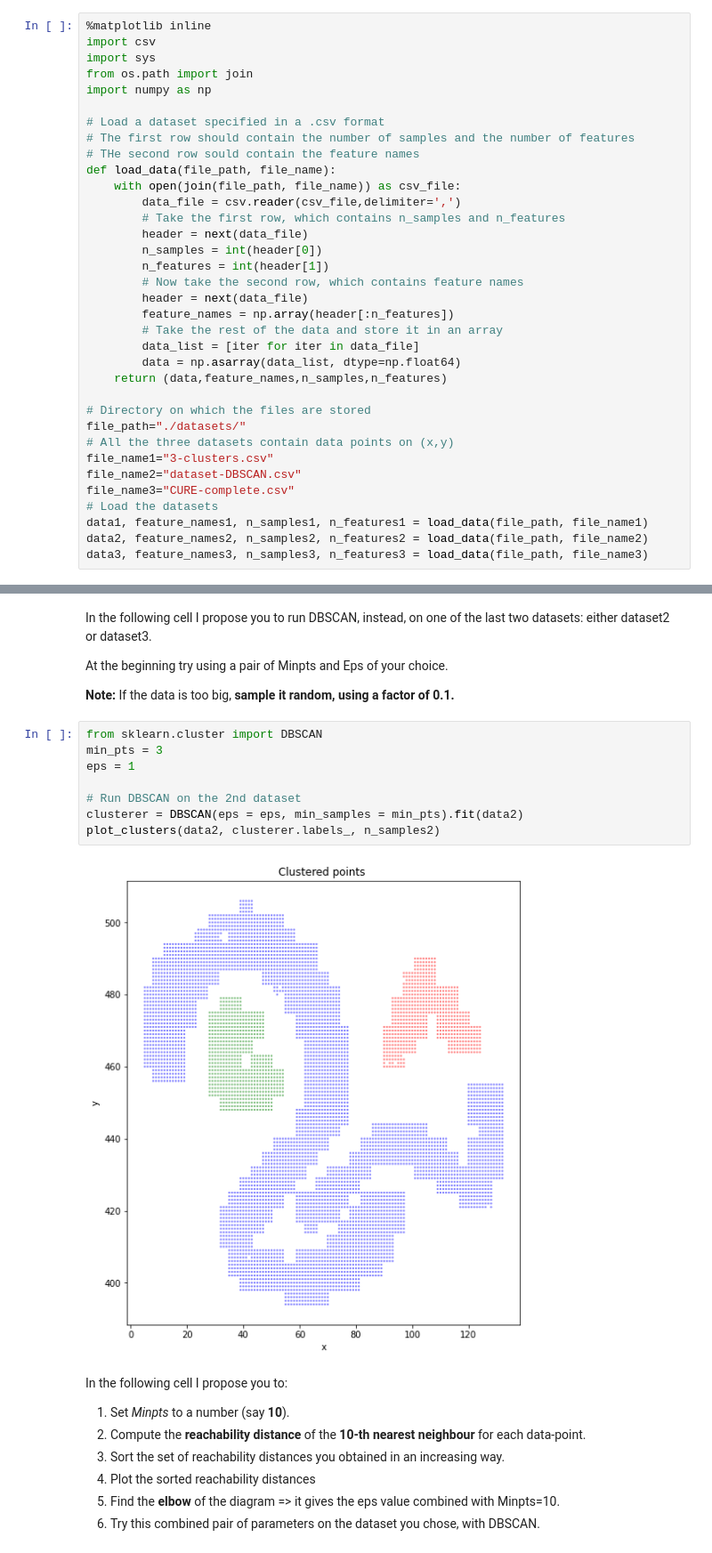
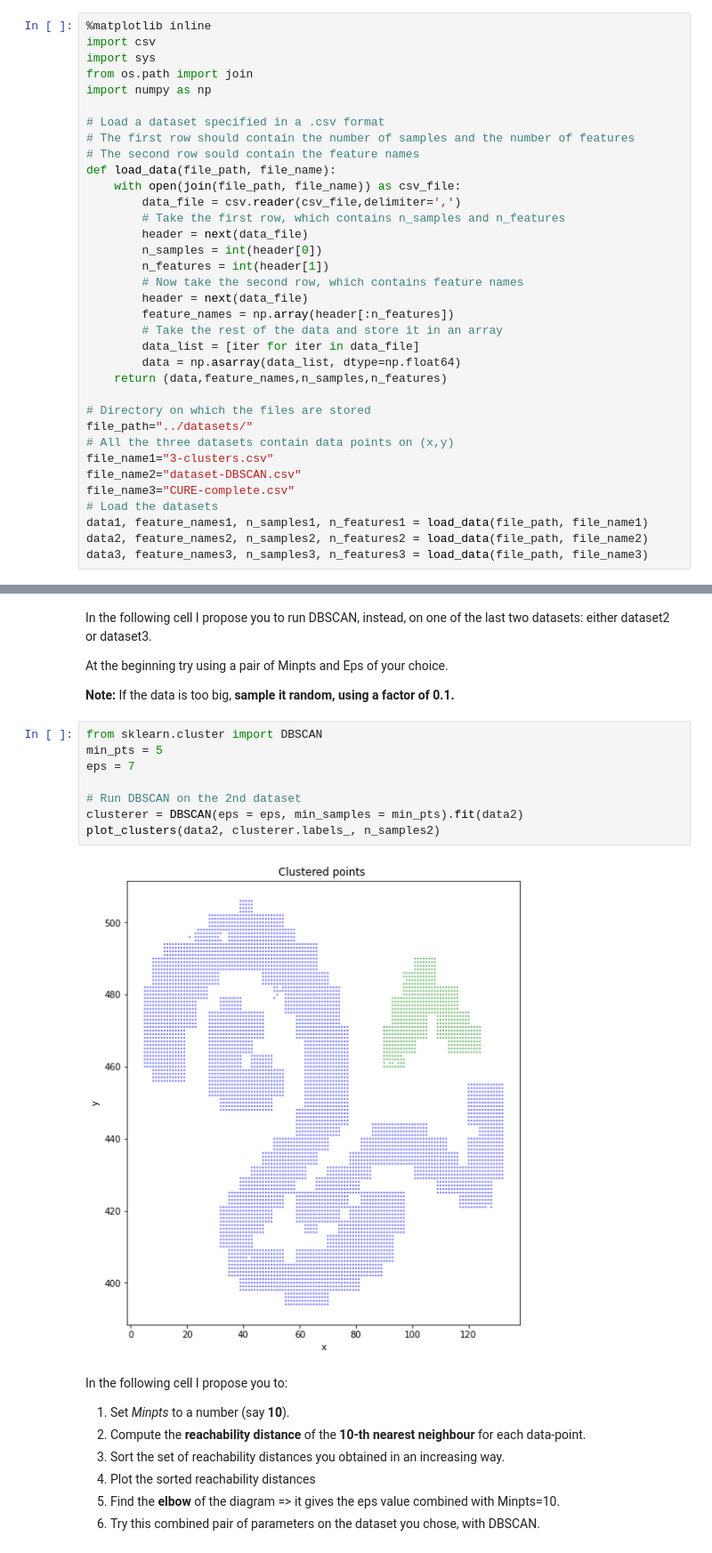
Before and after one commit to ollenurb/uni-dump, a Jupyter notebook: AAut-INF0091/Lab/Distance Based Models/Clustering.ipynb, the cells around one changed output, grey strips where cells are left out. Shown at 89% size. Cells and saved outputs as stored; diff of their text form.

```diff
--- a/AAut-INF0091/Lab/Distance Based Models/Clustering.ipynb
+++ b/AAut-INF0091/Lab/Distance Based Models/Clustering.ipynb
@@ -16,7 +16,7 @@ import numpy as np
 
 # Load a dataset specified in a .csv format
 # The first row should contain the number of samples and the number of features
-# THe second row sould contain the feature names
+# The second row sould contain the feature names
 def load_data(file_path, file_name):
     with open(join(file_path, file_name)) as csv_file:
         data_file = csv.reader(csv_file,delimiter=',')
@@ -33,7 +33,7 @@ def load_data(file_path, file_name):
     return (data,feature_names,n_samples,n_features)
 
 # Directory on which the files are stored
-file_path="./datasets/"
+file_path="../datasets/"
 # All the three datasets contain data points on (x,y)
 file_name1="3-clusters.csv"
 file_name2="dataset-DBSCAN.csv"
@@ -233,14 +255,14 @@ At the beginning try using a pair of Minpts and Eps of your choice.
 If the data is too big, **sample it random, using a factor of 0.1.**
 # %%
 from sklearn.cluster import DBSCAN
-min_pts = 3
-eps = 1
+min_pts = 5
+eps = 7
 
 # Run DBSCAN on the 2nd dataset
 clusterer = DBSCAN(eps = eps, min_samples = min_pts).fit(data2)
 plot_clusters(data2, clusterer.labels_, n_samples2)
 # %% [output]
-[figure, old version]
+[figure, new version]
 # %% [markdown]
 In the following cell I propose you to:
 
```
Also changed, not shown: parts of 8 cells of this notebook, 1 other file.
